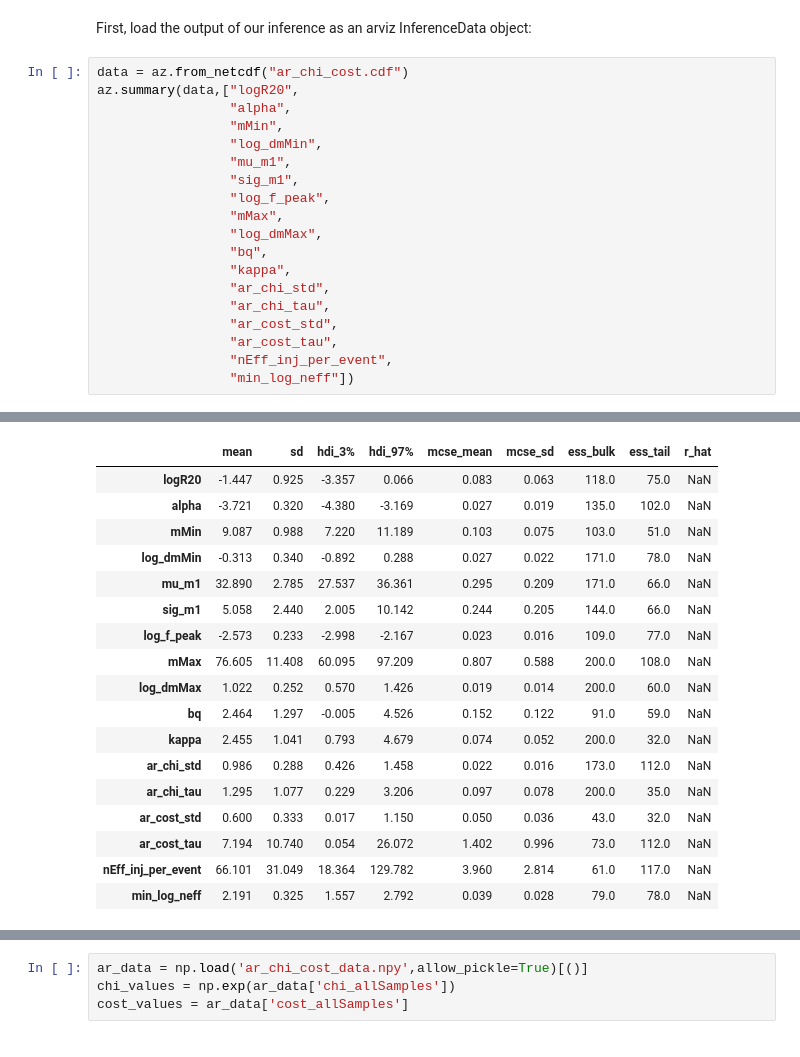
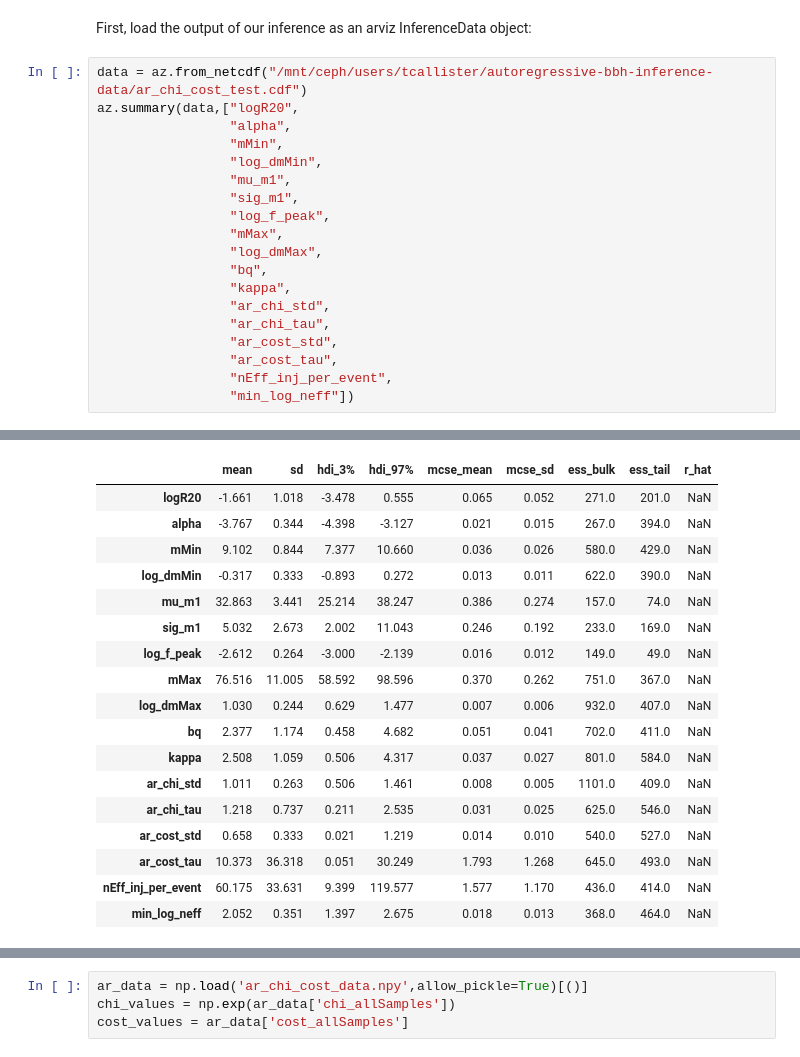
Before and after one commit to tcallister/autoregressive-bbh-inference, a Jupyter notebook: data/inspect_ar_chi_cost.ipynb, the cells around one changed output, grey strips where cells are left out. Cells and saved outputs as stored; diff of their text form.

```diff
--- a/data/inspect_ar_chi_cost.ipynb
+++ b/data/inspect_ar_chi_cost.ipynb
@@ -9,7 +9,7 @@ az.rcParams["plot.max_subplots"] = 80
 # %% [markdown]
 First, load the output of our inference as an arviz InferenceData object:
 # %%
-data = az.from_netcdf("ar_chi_cost.cdf")
+data = az.from_netcdf("/mnt/ceph/users/tcallister/autoregressive-bbh-inference-data/ar_chi_cost_test.cdf")
 az.summary(data,["logR20",
                  "alpha",
                  "mMin",
@@ -32,21 +32,21 @@ arviz - WARNING - Shape validation failed: input_shape: (1, 100), minimum_shape:
 |  | mean | sd | hdi_3% | hdi_97% | mcse_mean | mcse_sd | ess_bulk | ess_tail | r_hat |
-| logR20 | -1.447 | 0.925 | -3.357 | 0.066 | 0.083 | 0.063 | 118.0 | 75.0 | NaN |
-| alpha | -3.721 | 0.320 | -4.380 | -3.169 | 0.027 | 0.019 | 135.0 | 102.0 | NaN |
-| mMin | 9.087 | 0.988 | 7.220 | 11.189 | 0.103 | 0.075 | 103.0 | 51.0 | NaN |
-| log_dmMin | -0.313 | 0.340 | -0.892 | 0.288 | 0.027 | 0.022 | 171.0 | 78.0 | NaN |
-| mu_m1 | 32.890 | 2.785 | 27.537 | 36.361 | 0.295 | 0.209 | 171.0 | 66.0 | NaN |
-| sig_m1 | 5.058 | 2.440 | 2.005 | 10.142 | 0.244 | 0.205 | 144.0 | 66.0 | NaN |
-| log_f_peak | -2.573 | 0.233 | -2.998 | -2.167 | 0.023 | 0.016 | 109.0 | 77.0 | NaN |
-| mMax | 76.605 | 11.408 | 60.095 | 97.209 | 0.807 | 0.588 | 200.0 | 108.0 | NaN |
-| log_dmMax | 1.022 | 0.252 | 0.570 | 1.426 | 0.019 | 0.014 | 200.0 | 60.0 | NaN |
-| bq | 2.464 | 1.297 | -0.005 | 4.526 | 0.152 | 0.122 | 91.0 | 59.0 | NaN |
-| kappa | 2.455 | 1.041 | 0.793 | 4.679 | 0.074 | 0.052 | 200.0 | 32.0 | NaN |
-| ar_chi_std | 0.986 | 0.288 | 0.426 | 1.458 | 0.022 | 0.016 | 173.0 | 112.0 | NaN |
-| ar_chi_tau | 1.295 | 1.077 | 0.229 | 3.206 | 0.097 | 0.078 | 200.0 | 35.0 | NaN |
-| ar_cost_std | 0.600 | 0.333 | 0.017 | 1.150 | 0.050 | 0.036 | 43.0 | 32.0 | NaN |
-| ar_cost_tau | 7.194 | 10.740 | 0.054 | 26.072 | 1.402 | 0.996 | 73.0 | 112.0 | NaN |
-| nEff_inj_per_event | 66.101 | 31.049 | 18.364 | 129.782 | 3.960 | 2.814 | 61.0 | 117.0 | NaN |
-| min_log_neff | 2.191 | 0.325 | 1.557 | 2.792 | 0.039 | 0.028 | 79.0 | 78.0 | NaN |
+| logR20 | -1.661 | 1.018 | -3.478 | 0.555 | 0.065 | 0.052 | 271.0 | 201.0 | NaN |
+| alpha | -3.767 | 0.344 | -4.398 | -3.127 | 0.021 | 0.015 | 267.0 | 394.0 | NaN |
+| mMin | 9.102 | 0.844 | 7.377 | 10.660 | 0.036 | 0.026 | 580.0 | 429.0 | NaN |
+| log_dmMin | -0.317 | 0.333 | -0.893 | 0.272 | 0.013 | 0.011 | 622.0 | 390.0 | NaN |
+| mu_m1 | 32.863 | 3.441 | 25.214 | 38.247 | 0.386 | 0.274 | 157.0 | 74.0 | NaN |
+| sig_m1 | 5.032 | 2.673 | 2.002 | 11.043 | 0.246 | 0.192 | 233.0 | 169.0 | NaN |
+| log_f_peak | -2.612 | 0.264 | -3.000 | -2.139 | 0.016 | 0.012 | 149.0 | 49.0 | NaN |
+| mMax | 76.516 | 11.005 | 58.592 | 98.596 | 0.370 | 0.262 | 751.0 | 367.0 | NaN |
+| log_dmMax | 1.030 | 0.244 | 0.629 | 1.477 | 0.007 | 0.006 | 932.0 | 407.0 | NaN |
+| bq | 2.377 | 1.174 | 0.458 | 4.682 | 0.051 | 0.041 | 702.0 | 411.0 | NaN |
+| kappa | 2.508 | 1.059 | 0.506 | 4.317 | 0.037 | 0.027 | 801.0 | 584.0 | NaN |
+| ar_chi_std | 1.011 | 0.263 | 0.506 | 1.461 | 0.008 | 0.005 | 1101.0 | 409.0 | NaN |
+| ar_chi_tau | 1.218 | 0.737 | 0.211 | 2.535 | 0.031 | 0.025 | 625.0 | 546.0 | NaN |
+| ar_cost_std | 0.658 | 0.333 | 0.021 | 1.219 | 0.014 | 0.010 | 540.0 | 527.0 | NaN |
+| ar_cost_tau | 10.373 | 36.318 | 0.051 | 30.249 | 1.793 | 1.268 | 645.0 | 493.0 | NaN |
+| nEff_inj_per_event | 60.175 | 33.631 | 9.399 | 119.577 | 1.577 | 1.170 | 436.0 | 414.0 | NaN |
+| min_log_neff | 2.052 | 0.351 | 1.397 | 2.675 | 0.018 | 0.013 | 368.0 | 464.0 | NaN |
 # %%
 az.plot_trace(data,
               ["logR20",
```
Also changed, not shown: parts of 2 cells of this notebook, 2 other files.
